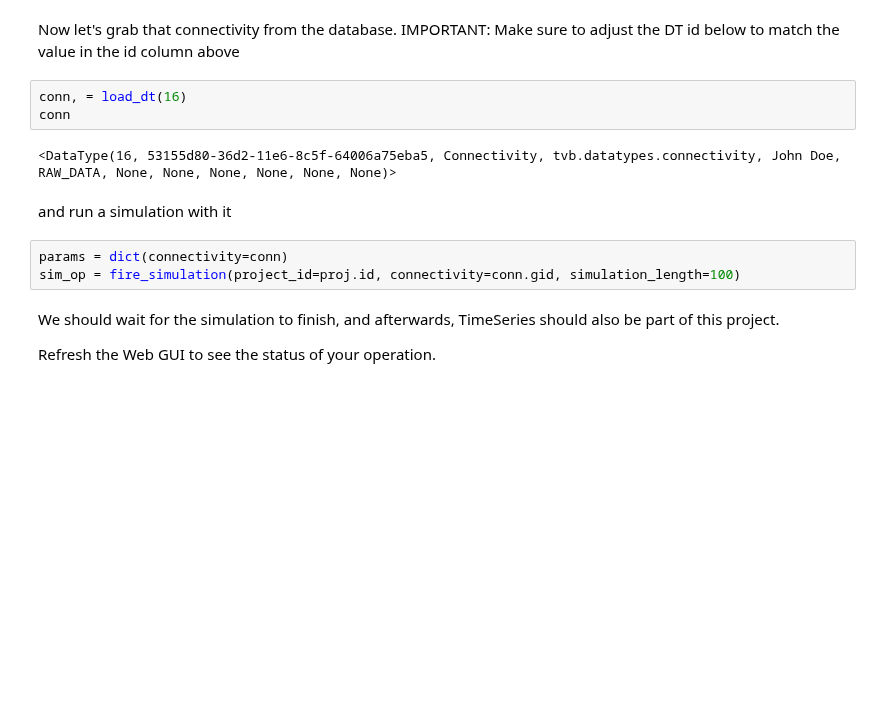
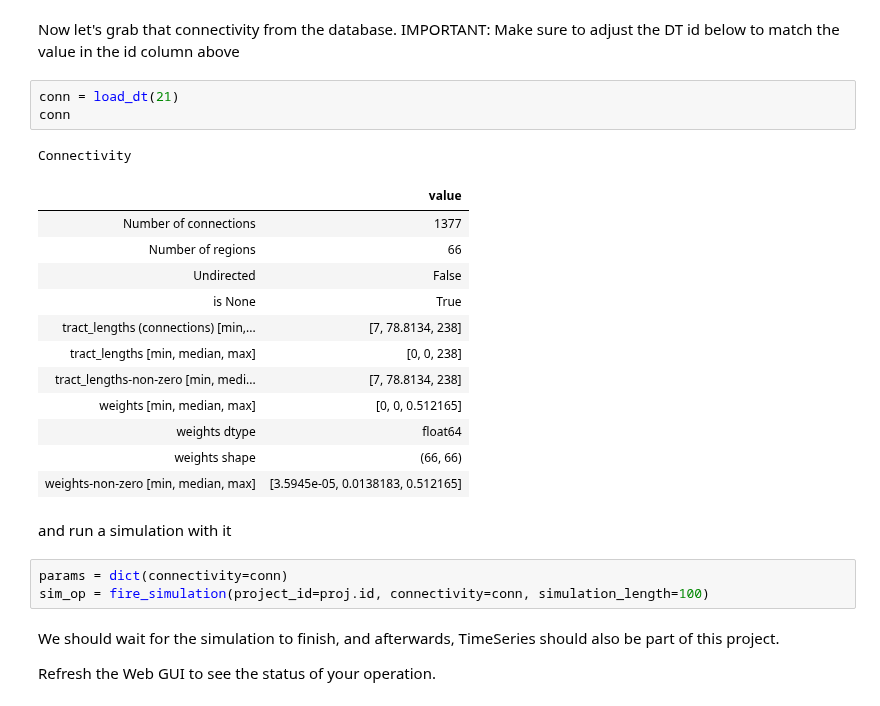
Before and after one commit to the-virtual-brain/tvb-root, a Jupyter notebook: tvb_documentation/demos/interacting_with_the_framework.ipynb, the cells around one changed output. Cells and saved outputs as stored; diff of their text form; blank space fills up the shorter version.

```diff
--- a/tvb_documentation/demos/interacting_with_the_framework.ipynb
+++ b/tvb_documentation/demos/interacting_with_the_framework.ipynb
@@ -41,15 +62,27 @@ list_datatypes(proj.id)
 Now let's grab that connectivity from the database.
 IMPORTANT: Make sure to adjust the DT id below to match the value in the id column above
 # %%
-conn, = load_dt(16)
+conn = load_dt(21)
 conn
 # %% [output]
-<DataType(16, 53155d80-36d2-11e6-8c5f-64006a75eba5, Connectivity, tvb.datatypes.connectivity, John Doe, RAW_DATA, None, None, None, None, None, None)>
+Connectivity
+|  | value |
+| Number of connections | 1377 |
+| Number of regions | 66 |
+| Undirected | False |
+| is None | True |
+| tract_lengths (connections) [min,... | [7, 78.8134, 238] |
+| tract_lengths [min, median, max] | [0, 0, 238] |
+| tract_lengths-non-zero [min, medi... | [7, 78.8134, 238] |
+| weights [min, median, max] | [0, 0, 0.512165] |
+| weights dtype | float64 |
+| weights shape | (66, 66) |
+| weights-non-zero [min, median, max] | [3.5945e-05, 0.0138183, 0.512165] |
 # %% [markdown]
 and run a simulation with it
 # %%
 params = dict(connectivity=conn)
-sim_op = fire_simulation(project_id=proj.id, connectivity=conn.gid, simulation_length=100)
+sim_op = fire_simulation(project_id=proj.id, connectivity=conn, simulation_length=100)
 # %% [markdown]
 We should wait for the simulation to finish, and afterwards, TimeSeries should also be part of this project.
 
```
Also changed, not shown: parts of 8 cells of this notebook.
